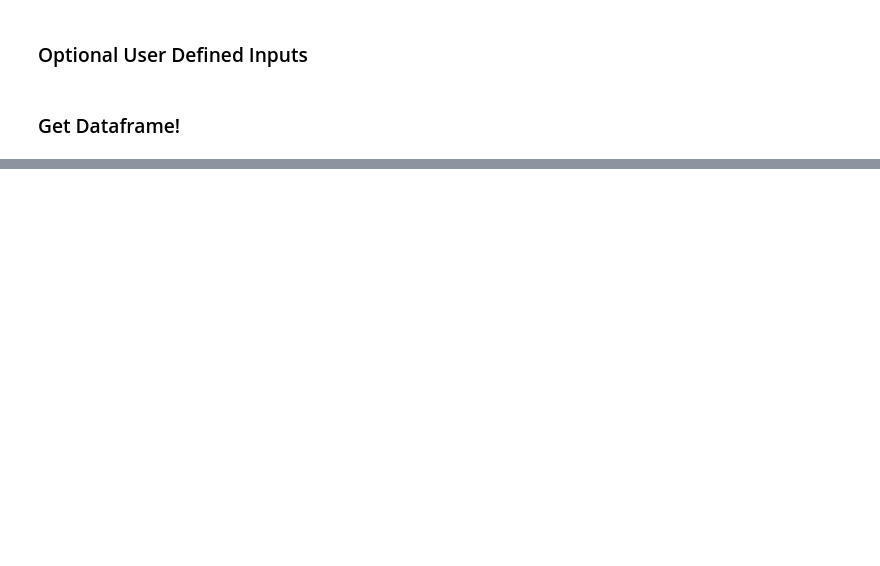
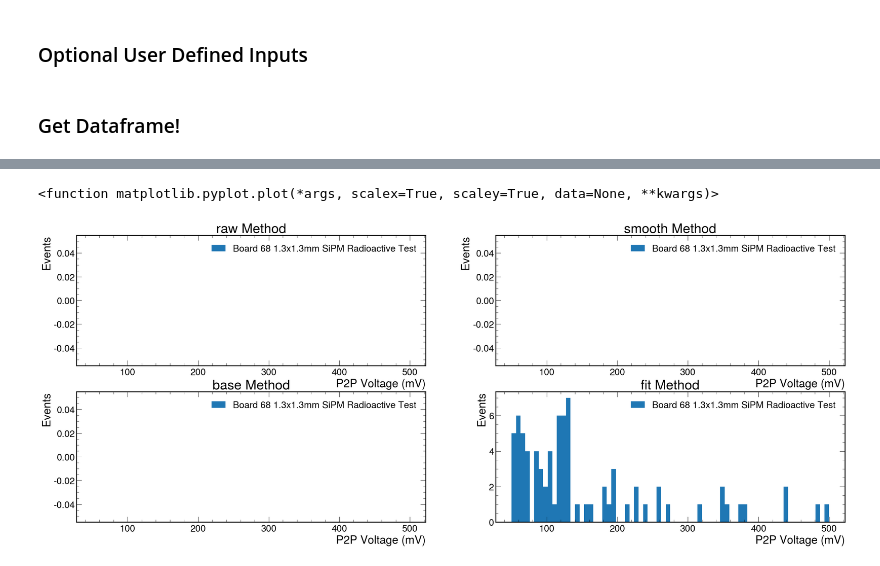
Before and after one commit to mrodr324/Scintillator-Studies, a Jupyter notebook: GetDataframe.ipynb, the cells around one changed output, grey strips where cells are left out. Drawn from its saved outputs; the diff is of its cells as text; code cells hidden in the pictures; blank space fills up the shorter version.

```diff
--- a/GetDataframe.ipynb
+++ b/GetDataframe.ipynb
@@ -100,0 +103,22 @@ fout
+# %%
+import matplotlib.pyplot as plt
+import numpy as np
+import mplhep as hep
+
+hep.style.use("CMS")
+methods = ["raw","base","smooth","fit"]
+
+fig, ax = plt.subplots(2,2,figsize=(32,12))
+for i in range(4):
+    plt.sca(ax[i%2,i//2])
+    #change when using source VVV
+    column = f"ch2_P2P_{methods[i]}"
+    hist = plt.hist(fout.eval(f"{column}"),bins=int(np.sqrt(len(fout))/2),label="Board 68 1.3x1.3mm SiPM Radioactive Test",range=(50,500))
+    plt.legend()
+    plt.xlabel("P2P Voltage (mV)")
+    plt.ylabel("Events")
+    plt.title(f"{methods[i]} Method")
+plt.plot
+# %% [output]
+<function matplotlib.pyplot.plot(*args, scalex=True, scaley=True, data=None, **kwargs)>
+[figure, added]
```
Also changed, not shown: parts of 9 cells of this notebook, 4 other files.
